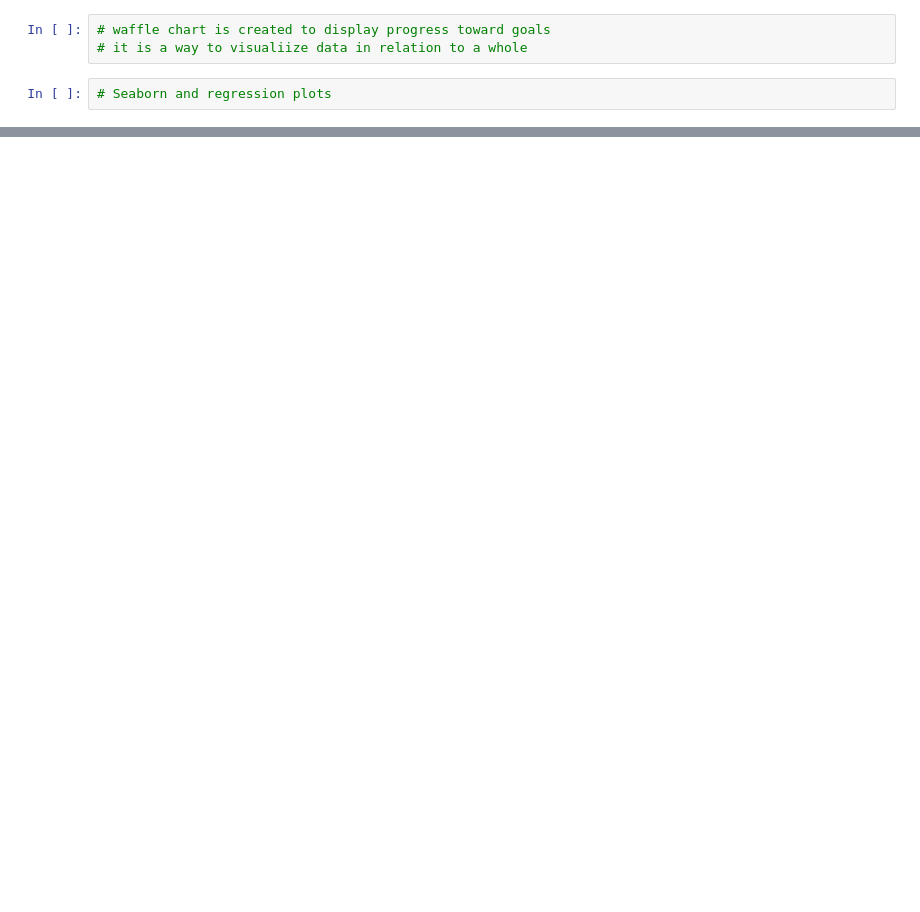
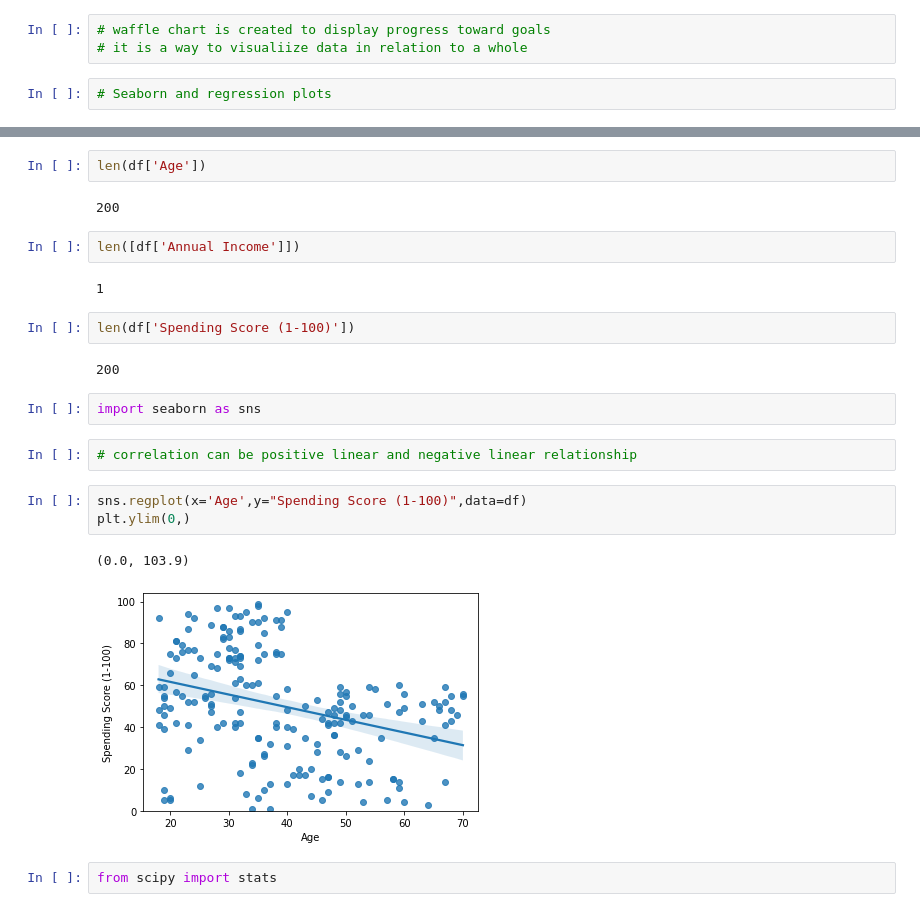
Before and after one commit to ayushagarwal42/trainingtask1, a Jupyter notebook: python_operations.ipynb, the cells around one changed output, grey strips where cells are left out. Cells and saved outputs as stored; diff of their text form; blank space fills up the shorter version.

```diff
--- a/python_operations.ipynb
+++ b/python_operations.ipynb
@@ -636,0 +851,24 @@ Text(0, 0.5, 'Annual Income')
+# %%
+len(df['Age'])
+# %% [output]
+200
+# %%
+len([df['Annual Income']])
+# %% [output]
+1
+# %%
+len(df['Spending Score (1-100)'])
+# %% [output]
+200
+# %%
+import seaborn as sns
+# %%
+# correlation can be positive linear and negative linear relationship
+# %%
+sns.regplot(x='Age',y="Spending Score (1-100)",data=df)
+plt.ylim(0,)
+# %% [output]
+(0.0, 103.9)
+[figure, added]
+# %%
+from scipy import stats
```
Also changed, not shown: parts of 53 cells of this notebook.
